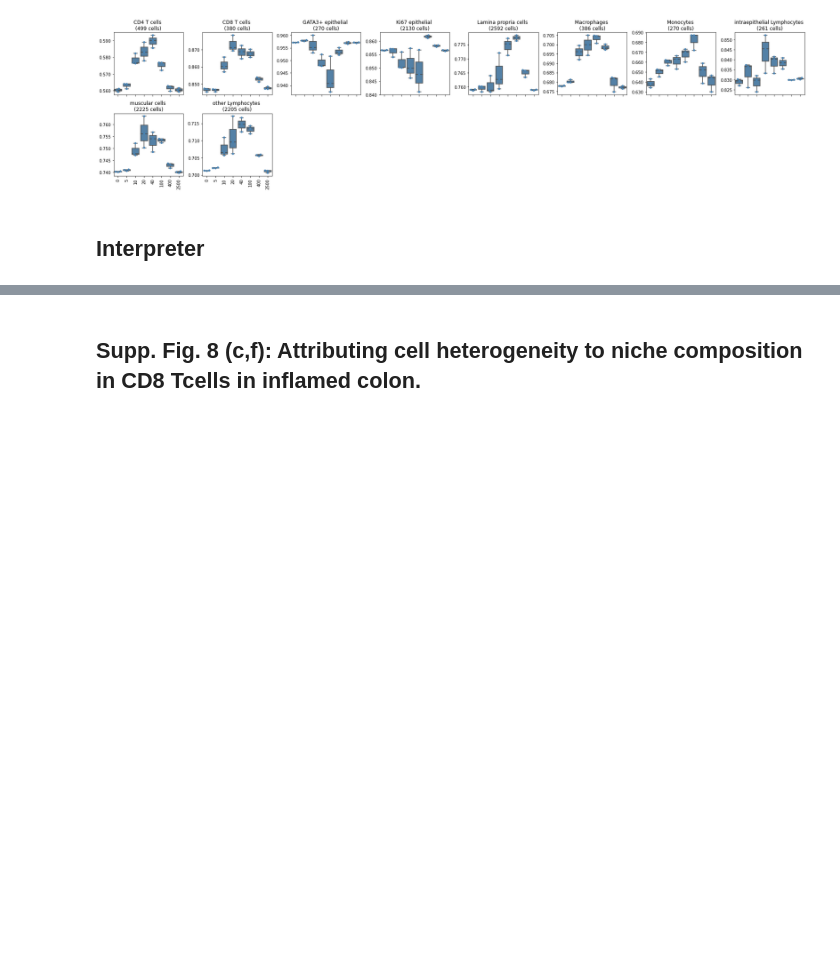
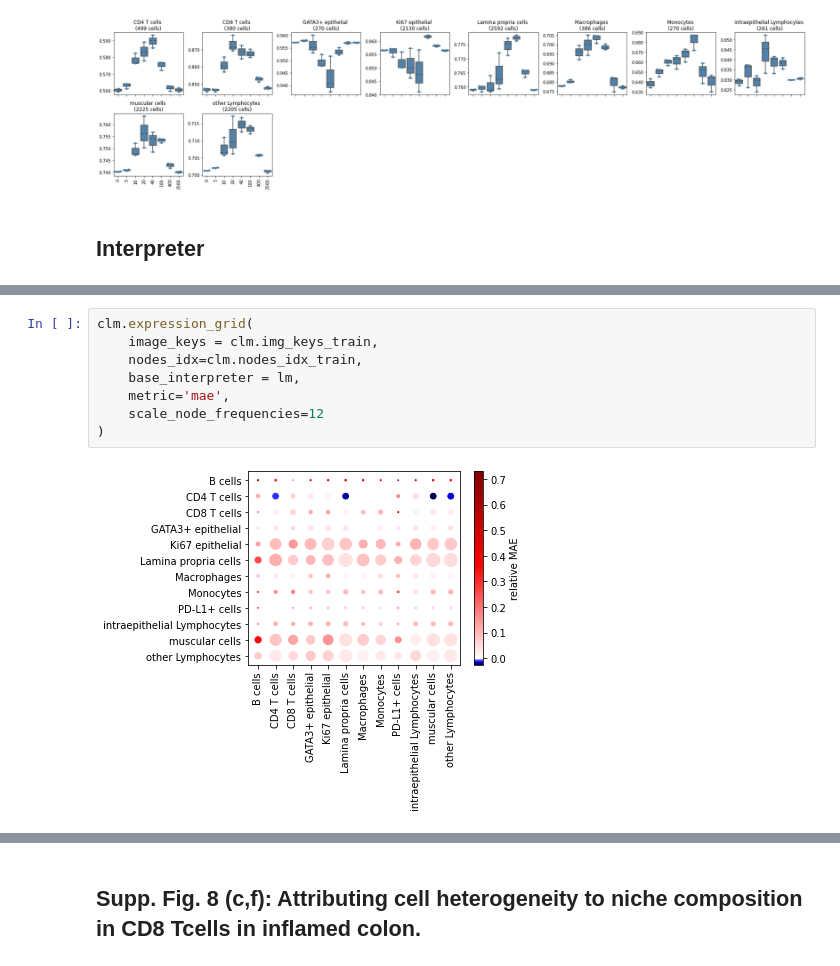
Before and after one commit to theislab/ncem, a Jupyter notebook: model_benchmarks_chipcytometry_colon.ipynb, the cells around one changed output, grey strips where cells are left out. Cells and saved outputs as stored; diff of their text form; blank space fills up the shorter version.

```diff
--- a/model_benchmarks_chipcytometry_colon.ipynb
+++ b/model_benchmarks_chipcytometry_colon.ipynb
@@ -154,0 +165,10 @@ setting reinitialized layer weights to layer weights from model 210414_interacti
+# %%
+clm.expression_grid(
+    image_keys = clm.img_keys_train,
+    nodes_idx=clm.nodes_idx_train,
+    base_interpreter = lm,
+    metric='mae',
+    scale_node_frequencies=12
+)
+# %% [output]
+[figure, added]
```
Also changed, not shown: parts of 14 cells of this notebook, 1 other file.
